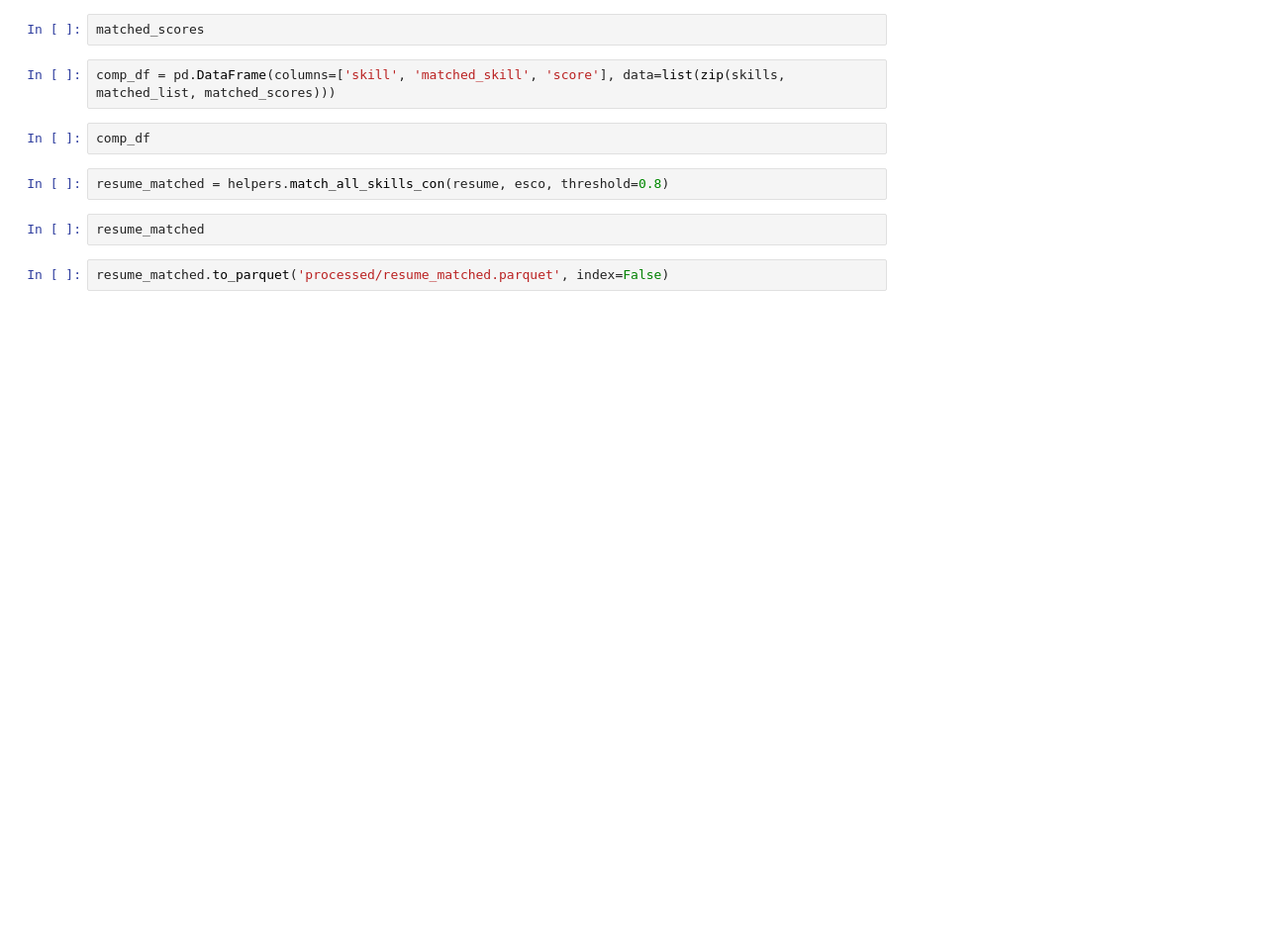
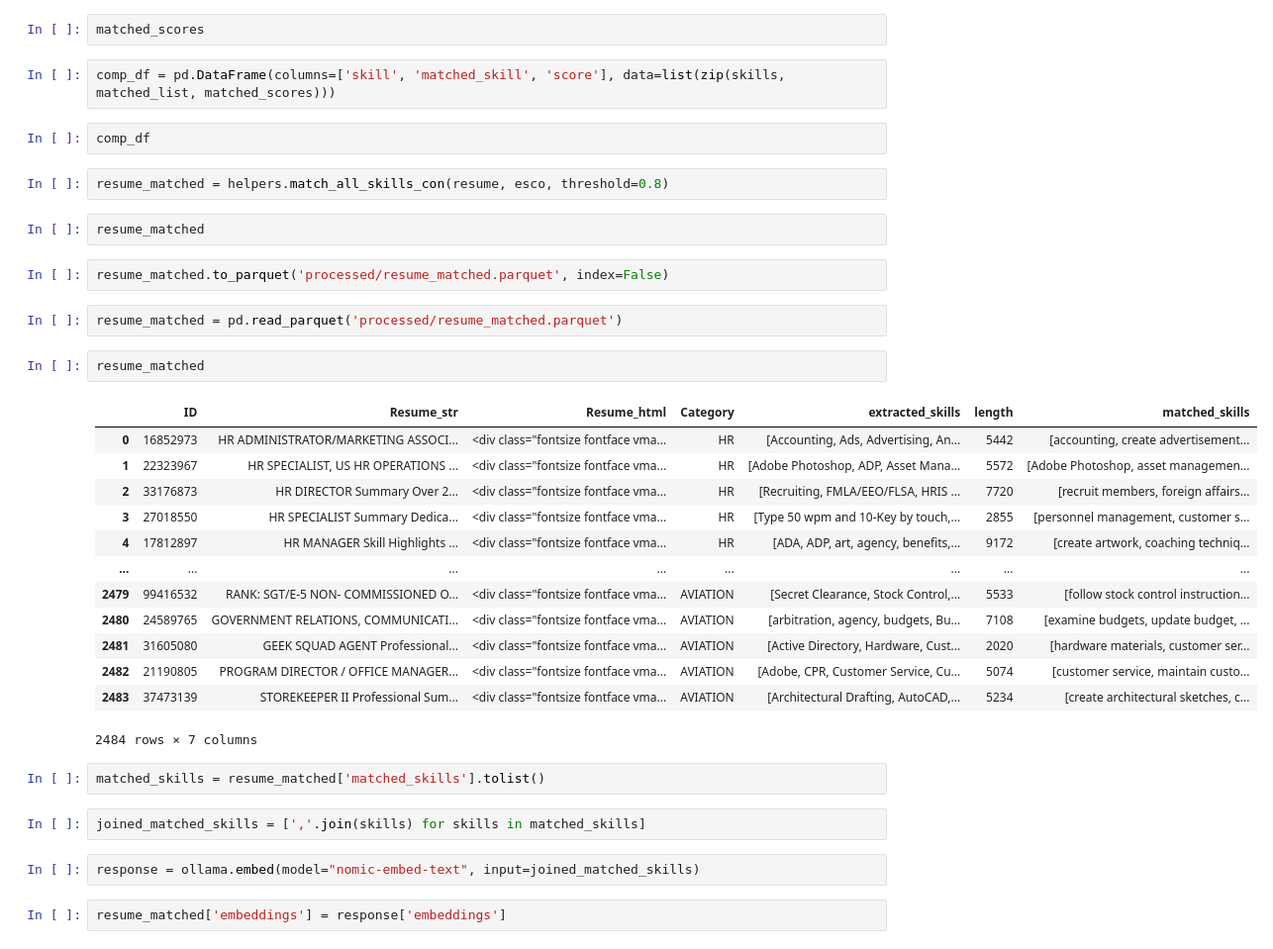
Before and after one commit to BenWSingleton/AI574-project, a Jupyter notebook: preprocess.ipynb, the cells around one changed output. Shown at 99% size. Drawn from its saved outputs; the diff is of its cells as text; blank space fills up the shorter version.

Commit message:
exploring embeddings

```diff
--- a/preprocess.ipynb
+++ b/preprocess.ipynb
@@ -179,3 +178,29 @@ resume_matched = helpers.match_all_skills_con(resume, esco, threshold=0.8)
 resume_matched
 # %%
 resume_matched.to_parquet('processed/resume_matched.parquet', index=False)
+# %%
+resume_matched = pd.read_parquet('processed/resume_matched.parquet')
+# %%
+resume_matched
+# %% [output]
+|  | ID | Resume_str | Resume_html | Category | extracted_skills | length | matched_skills |
+| 0 | 16852973 | HR ADMINISTRATOR/MARKETING ASSOCI... | <div class="fontsize fontface vma... | HR | [Accounting, Ads, Advertising, An... | 5442 | [accounting, create advertisement... |
+| 1 | 22323967 | HR SPECIALIST, US HR OPERATIONS ... | <div class="fontsize fontface vma... | HR | [Adobe Photoshop, ADP, Asset Mana... | 5572 | [Adobe Photoshop, asset managemen... |
+| 2 | 33176873 | HR DIRECTOR Summary Over 2... | <div class="fontsize fontface vma... | HR | [Recruiting, FMLA/EEO/FLSA, HRIS ... | 7720 | [recruit members, foreign affairs... |
+| 3 | 27018550 | HR SPECIALIST Summary Dedica... | <div class="fontsize fontface vma... | HR | [Type 50 wpm and 10-Key by touch,... | 2855 | [personnel management, customer s... |
+| 4 | 17812897 | HR MANAGER Skill Highlights ... | <div class="fontsize fontface vma... | HR | [ADA, ADP, art, agency, benefits,... | 9172 | [create artwork, coaching techniq... |
+| ... | ... | ... | ... | ... | ... | ... | ... |
+| 2479 | 99416532 | RANK: SGT/E-5 NON- COMMISSIONED O... | <div class="fontsize fontface vma... | AVIATION | [Secret Clearance, Stock Control,... | 5533 | [follow stock control instruction... |
+| 2480 | 24589765 | GOVERNMENT RELATIONS, COMMUNICATI... | <div class="fontsize fontface vma... | AVIATION | [arbitration, agency, budgets, Bu... | 7108 | [examine budgets, update budget, ... |
+| 2481 | 31605080 | GEEK SQUAD AGENT Professional... | <div class="fontsize fontface vma... | AVIATION | [Active Directory, Hardware, Cust... | 2020 | [hardware materials, customer ser... |
+| 2482 | 21190805 | PROGRAM DIRECTOR / OFFICE MANAGER... | <div class="fontsize fontface vma... | AVIATION | [Adobe, CPR, Customer Service, Cu... | 5074 | [customer service, maintain custo... |
+| 2483 | 37473139 | STOREKEEPER II Professional Sum... | <div class="fontsize fontface vma... | AVIATION | [Architectural Drafting, AutoCAD,... | 5234 | [create architectural sketches, c... |
+2484 rows × 7 columns
+# %%
+matched_skills = resume_matched['matched_skills'].tolist()
+# %%
+joined_matched_skills = [','.join(skills) for skills in matched_skills]
+# %%
+response = ollama.embed(model="nomic-embed-text", input=joined_matched_skills)
+# %%
+resume_matched['embeddings'] = response['embeddings']
```
Also changed, not shown: parts of 29 cells of this notebook, 5 other files.
